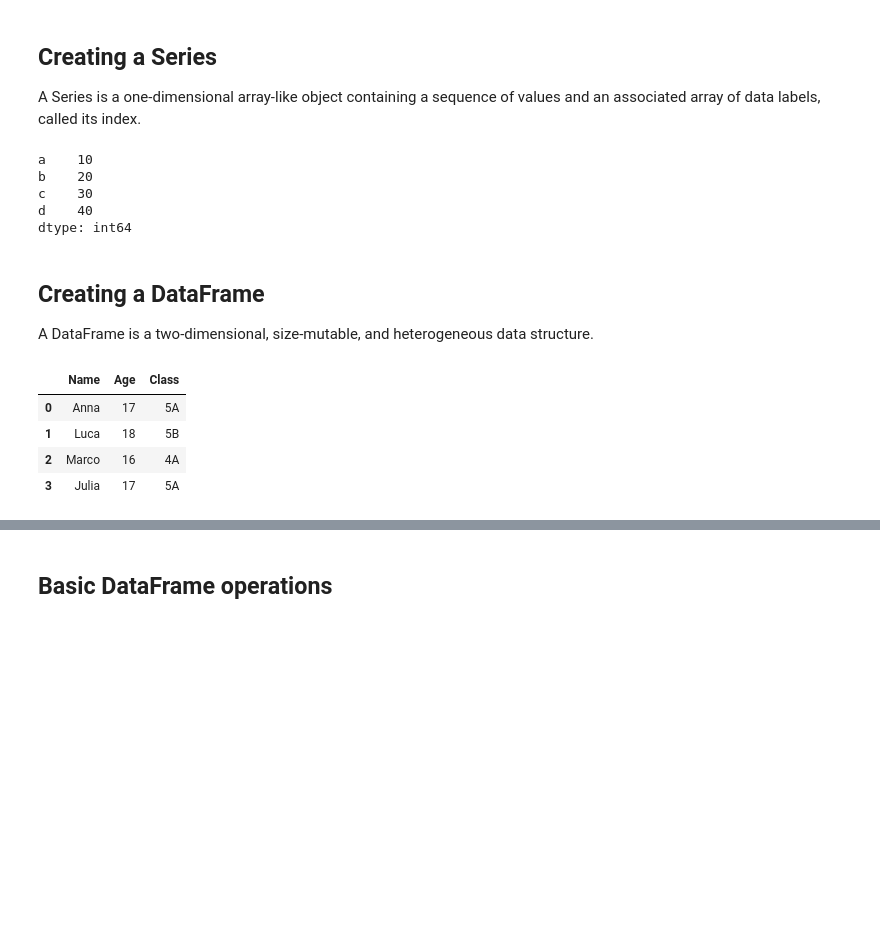
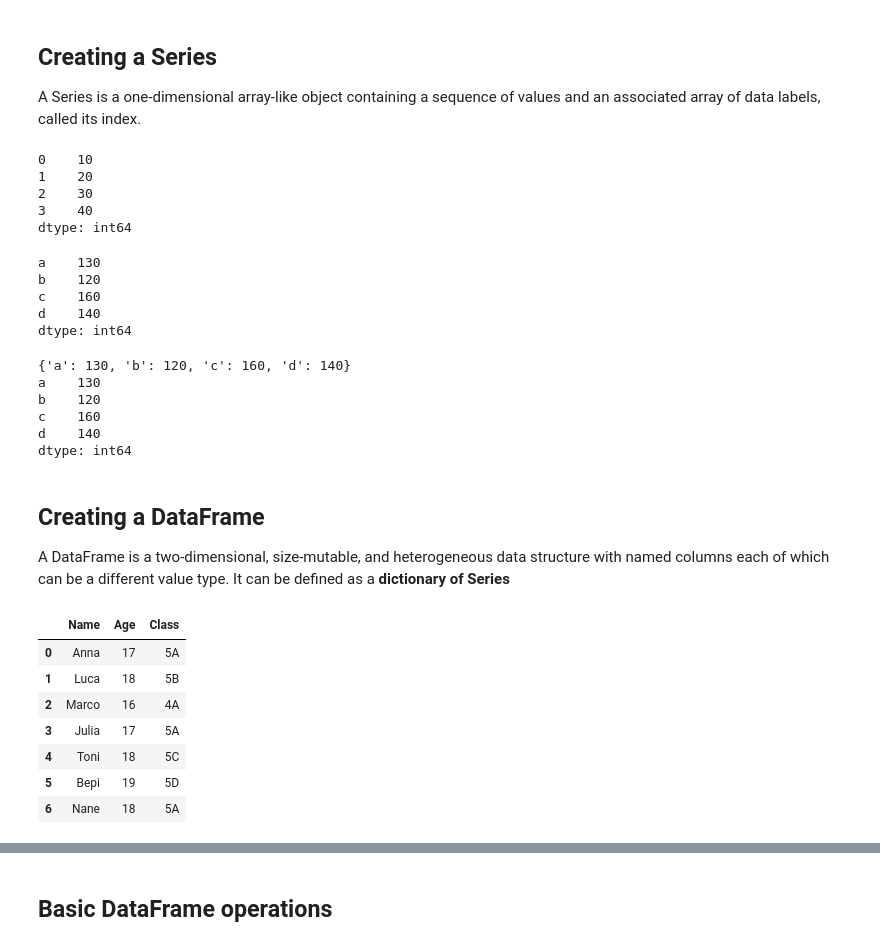
Before and after one commit to alessandrocanal/CSNotebooks, a Jupyter notebook: python_pandas.ipynb, the cells around one changed output, grey strips where cells are left out. Cells and saved outputs as stored; diff of their text form; code cells hidden in the pictures; blank space fills up the shorter version.

```diff
--- a/python_pandas.ipynb
+++ b/python_pandas.ipynb
@@ -37,30 +25,57 @@ import numpy as np
 # %% [markdown]
 ## Creating a Series
 A Series is a one-dimensional array-like object containing a sequence of values and an associated array of data labels, called its index.
+# %%
+s = pd.Series([10, 20, 30, 40])
+print(s)
+# %% [output]
+0    10
+1    20
+2    30
+3    40
+dtype: int64
 # %%
-s = pd.Series([10, 20, 30, 40], index=['a', 'b', 'c', 'd'])
-print(s)
+t = pd.Series([130, 120, 160, 140], index=['a', 'b', 'c', 'd'])
+print(t)
 # %% [output]
-a    10
-b    20
-c    30
-d    40
+a    130
+b    120
+c    160
+d    140
 dtype: int64
+# %%
+# I can create a dict form a serie...
+f = t.to_dict()
+print(f)
+
+# ....and viceversa
+d = pd.Series(f)
+print(d)
+# %% [output]
+{'a': 130, 'b': 120, 'c': 160, 'd': 140}
+a    130
+b    120
+c    160
+d    140
+dtype: int64
 # %% [markdown]
 ## Creating a DataFrame
-A DataFrame is a two-dimensional, size-mutable, and heterogeneous data structure.
+A DataFrame is a two-dimensional, size-mutable, and heterogeneous data structure with named columns each of which can be a different value type. It can be defined as a **dictionary of Series**
 # %%
 data = {
-    'Name': ['Anna', 'Luca', 'Marco', 'Julia'],
-    'Age': [17, 18, 16, 17],
-    'Class': ['5A', '5B', '4A', '5A']
+    'Name': ['Anna', 'Luca', 'Marco', 'Julia','Toni','Bepi', 'Nane'],
+    'Age': [17, 18, 16, 17, 18, 19, 18],
+    'Class': ['5A', '5B', '4A', '5A', '5C','5D', '5A']
 }
 
 df = pd.DataFrame(data)
 df
 # %% [output]
 |  | Name | Age | Class |
 | 0 | Anna | 17 | 5A |
 | 1 | Luca | 18 | 5B |
 | 2 | Marco | 16 | 4A |
 | 3 | Julia | 17 | 5A |
+| 4 | Toni | 18 | 5C |
+| 5 | Bepi | 19 | 5D |
+| 6 | Nane | 18 | 5A |
```
Also changed, not shown: parts of 12 cells of this notebook, 2 other files.
